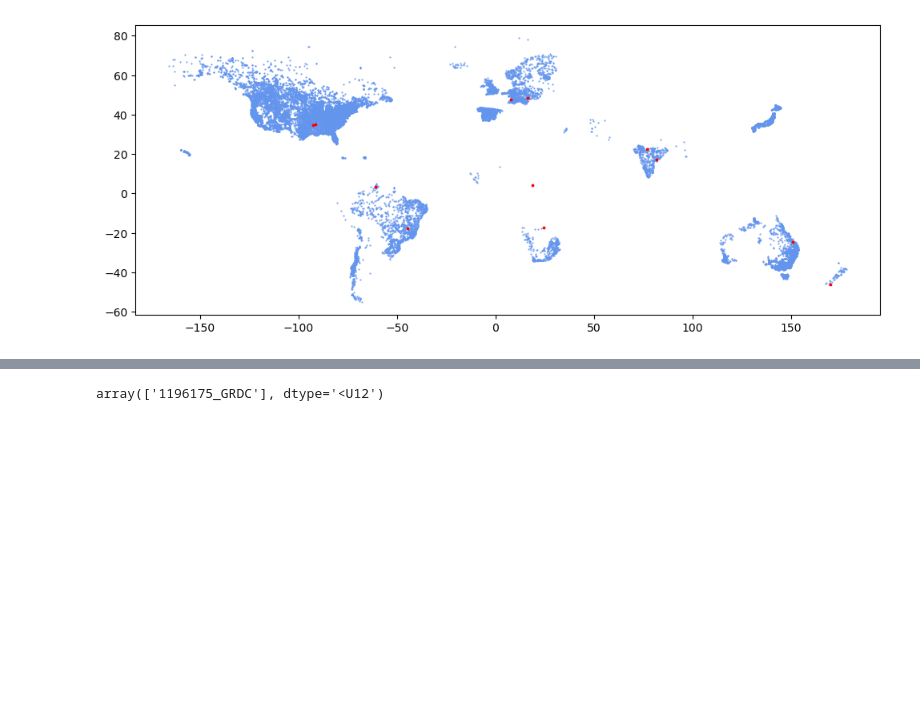
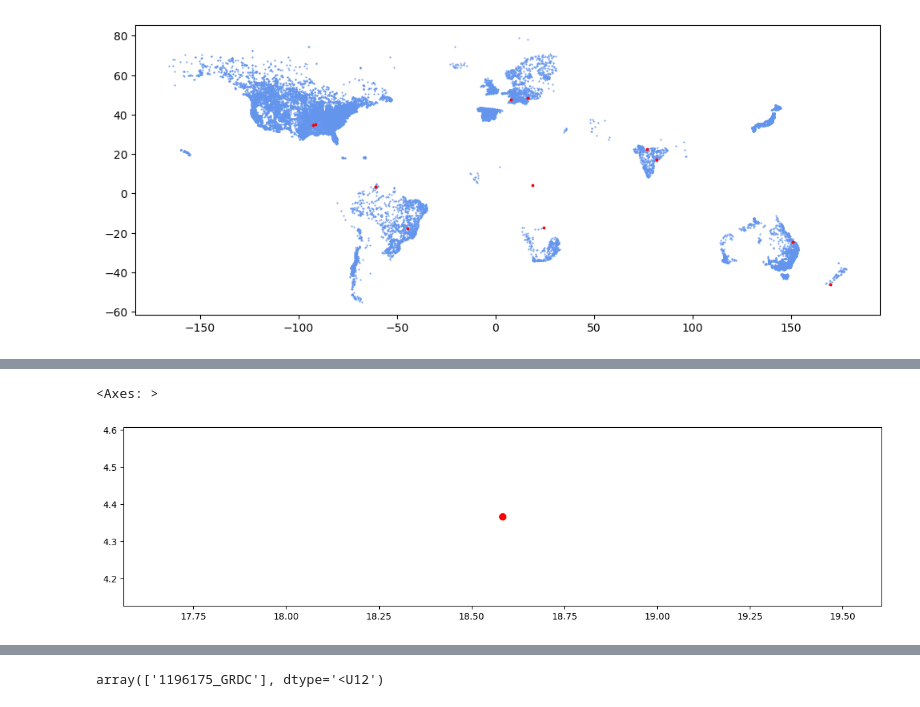
Before and after one commit to fbennitt1/MODIS_discharge, a Jupyter notebook: notebooks/exploreRiggs.ipynb, the cells around one changed output, grey strips where cells are left out. Saved outputs shown, nothing was run; the diff lists cells and outputs as text; code cells hidden in the pictures; blank space fills up the shorter version.

Commit message:
Downloaded pekel, working on getting correct tiles.

```diff
--- a/notebooks/exploreRiggs.ipynb
+++ b/notebooks/exploreRiggs.ipynb
@@ -69,4 +54,5 @@ gauges_sampled.plot(markersize=3, ax=ax, color='red')
 [figure]
 # %%
 gauges_sampled = gauges_sampled[['Sttn_Nm', 'start', 'end', 'obs',
-                                 'missed', 'continent', 'lon', 'lat']]
+                                 'missed', 'continent', 'lon', 'lat',
+                                 'geometry']]
@@ -88,0 +59,21 @@ gauges_sampled
+# %%
+gauges_sampled['lon_tile'] = (round((gauges_sampled['lon'] /  10), 0) * 10).astype(int)
+gauges_sampled['lat_tile'] = (round((gauges_sampled['lat'] /  10), 0) * 10).astype(int)
+# %%
+def constructTileName(df):
+    name = 'occurrence_'
+
+    if df['lon'] < 0:
+        name += (str(np.abs(df['lon_tile'])) + 'W_')
+    else:
+        name += (str(df['lon_tile']) + 'E_')
+
+    if df['lat'] < 0:
+        name += (str(np.abs(df['lat_tile'])) + 'Sv1_4_2021.tif')
+
+    else:
+        name += (str(df['lat_tile']) + 'Nv1_4_2021.tif' )
+
+    return name
+# %%
+gauges_sampled['tile_name'] = gauges_sampled.apply(constructTileName, axis=1)
@@ -88,0 +135,12 @@ gauges_sampled
+# %%
+# Create a figure and axis for plotting
+fig, ax = plt.subplots(figsize=(15, 15))
+
+# Plot the raster data
+# rasterio.plot.show(rst, cmap='Greys_r');
+
+# Plot the points on the same axis as the raster
+gauges_sampled.iloc[[0]].plot(ax=ax, marker='o', color='red', markersize=50) #
+# %% [output]
+<Axes: >
+[figure, added]
```
Also changed, not shown: parts of 12 cells of this notebook, 1 other file.
